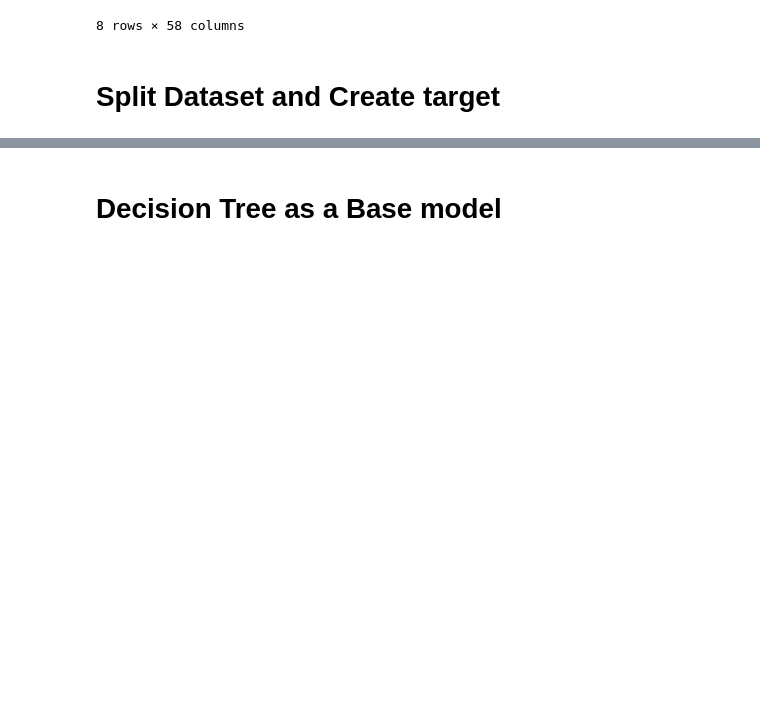
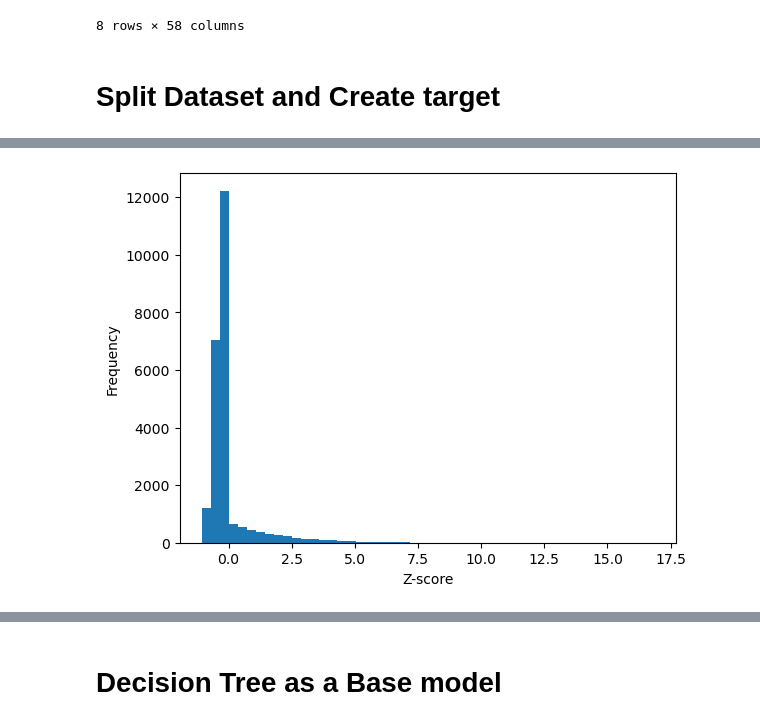
Before and after one commit to jathusharini/CM2604_CourseWork, a Jupyter notebook: Machine Learning_CW.ipynb, the cells around one changed output, grey strips where cells are left out. Saved outputs shown, nothing was run; the diff lists cells and outputs as text; code cells hidden in the pictures; blank space fills up the shorter version.

```diff
--- a/Machine Learning_CW.ipynb
+++ b/Machine Learning_CW.ipynb
@@ -173,3 +127,16 @@ y = spam_new['target']
 # %%
 # splitting the data into training set = 70% and testing sets = 30%
 X_train, X_test, y_train, y_test = train_test_split(X, y, test_size=0.3, random_state=42)
+# %%
+# calculating the z score
+z_scores = zscore(X_train)
+
+# Flatten the Z-score matrix into a 1D array
+z_scores_flat = z_scores.values.flatten()
+
+plt.hist(z_scores_flat, bins=50)
+plt.xlabel('Z-score')
+plt.ylabel('Frequency')
+plt.show()
+# %% [output]
+[figure, added]
```
Also changed, not shown: parts of 20 cells of this notebook.
